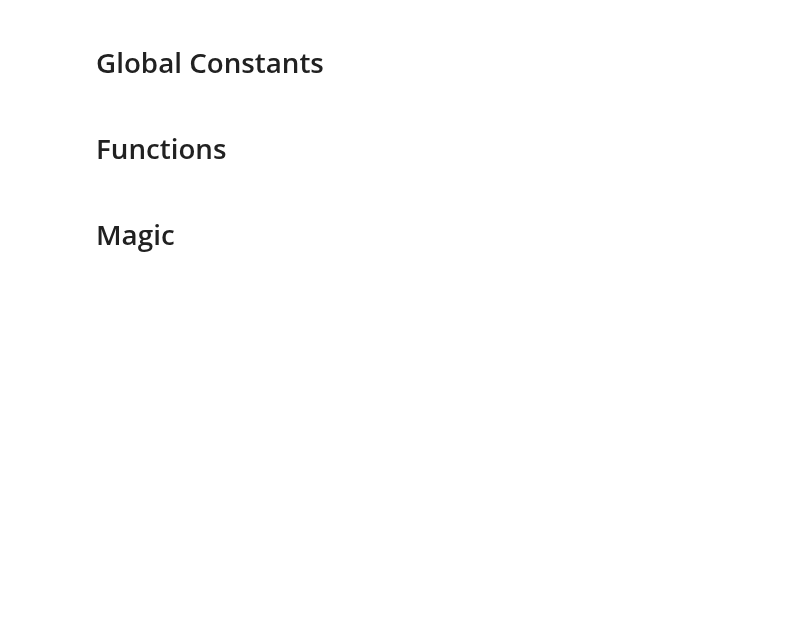
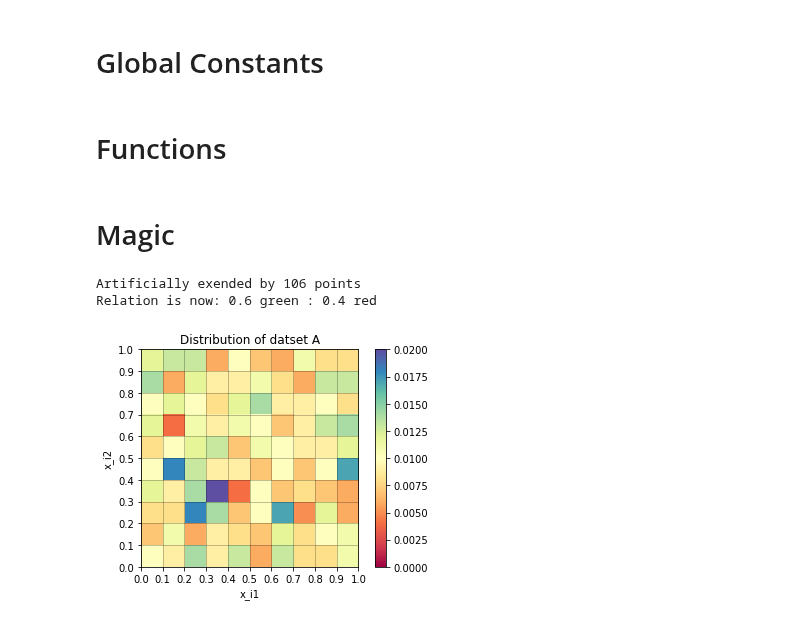
Before and after one commit to ericbill21/siemens, a Jupyter notebook: Siemens_Approach.ipynb, the cells around one changed output. Drawn from its saved outputs; the diff is of its cells as text; code cells hidden in the pictures; blank space fills up the shorter version.

Commit message:
Improved ticking system for visualisation functions. Added grid option to all visualisation functions. Added counter for red and green points per square to pointsPerSquare.

```diff
--- a/Siemens_Approach.ipynb
+++ b/Siemens_Approach.ipynb
@@ -55,7 +76,7 @@ COLORS = {0 : 'green', 1 : 'red', 'green' : 0, 'red' : 1}
 SOURCES = {'A' : 'https://drive.google.com/file/d/1hAzAKZNpmSclSI7HnV_cRjpMS4Kh5r1q/view?usp=sharing', 'B' : 'https://drive.google.com/file/d/12VlecL-5iYs-BFpnTOba1x65jWofBX1P/view?usp=sharing', 'C' : 'https://drive.google.com/file/d/1-Z0RuJIi1cZcqrrmV6TqT0O1PwI2OiBY/view?usp=sharing'}
 SOURCE_SIZE = {'A': 1000,'B' : 5000, 'C' : 50000}
 
-CURRENT_SET = 'B'
+CURRENT_SET = 'A'
 
 # Balancing dataset to threshold
 THRESHOLD_DATA = 0.4
@@ -2574,6 +2630,9 @@ dataSet = balanceDataset(dataSet, threshold=THRESHOLD_DATA)
 #Creating tensors
 training_labels = np.array(dataSet['l_i']).astype('float')
 training_points = np.array(dataSet[['x_i1','x_i2']])
+# %% [output]
+Artificially exended by 106 points
+Relation is now: 0.6 green : 0.4 red
 # %%
 # Configure and compile model
 initalizer = keras.initializers.GlorotNormal()
@@ -2598,4 +2657,6 @@ history = model_0.fit(training_points, training_labels, batch_size=912, epochs=5
                     shuffle=True, validation_data=(valSet_points, valSet_labels))
 clear_output()
 # %%
-x = makeDistributionMap('B', 10, -1)
+x = makeDistributionMap('A', 10, -1, drawGrid=True)
+# %% [output]
+[figure, added]
```
Also changed, not shown: parts of 9 cells of this notebook.
